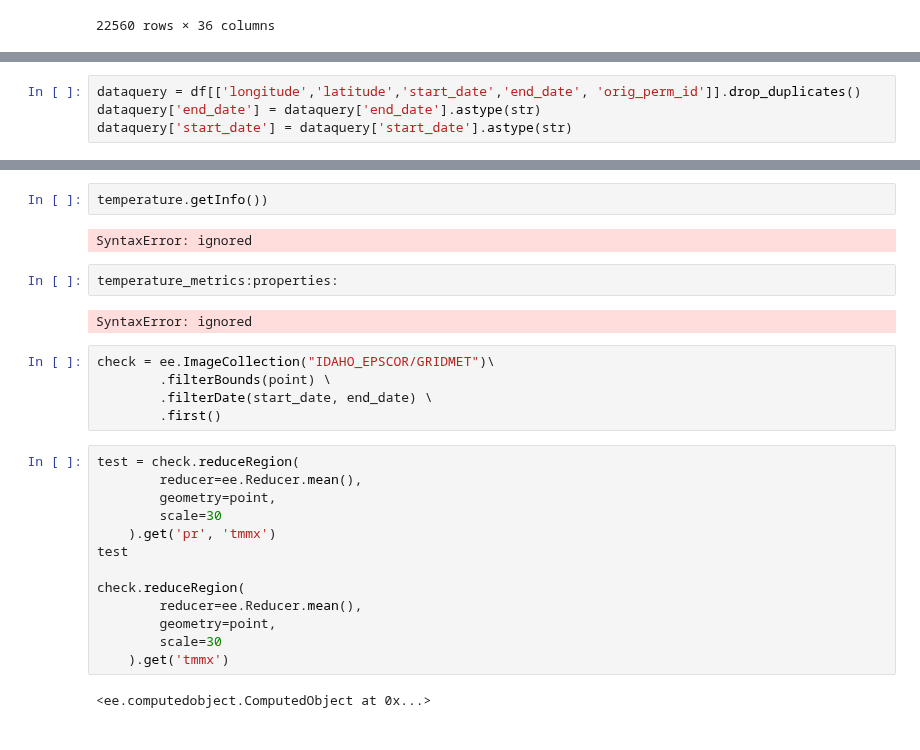
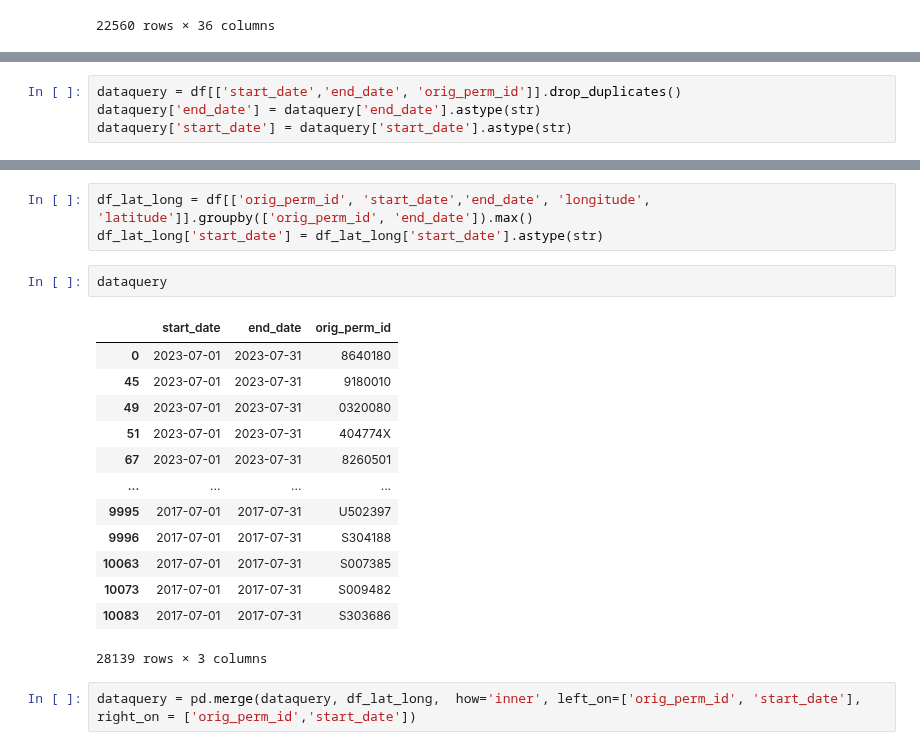
Before and after one commit to KendallScott/Capstone, a Jupyter notebook: Data_Cleanup_all.ipynb, the cells around one changed output, grey strips where cells are left out. Saved outputs shown, nothing was run; the diff lists cells and outputs as text.

```diff
--- a/Data_Cleanup_all.ipynb
+++ b/Data_Cleanup_all.ipynb
@@ -266,6 +282,6 @@ Enter verification code: 4/1Adeu5BUc86kCeXnwqUe0uT8yH-3Aoug9T_8jsCYJ2XCMukKbC9KJ
 
 Successfully saved authorization token.
 # %%
-dataquery = df[['longitude','latitude','start_date','end_date', 'orig_perm_id']].drop_duplicates()
+dataquery = df[['start_date','end_date', 'orig_perm_id']].drop_duplicates()
 dataquery['end_date'] = dataquery['end_date'].astype(str)
 dataquery['start_date'] = dataquery['start_date'].astype(str)
@@ -278,31 +288,24 @@ ee.ImageCollection("IDAHO_EPSCOR/GRIDMET")\
-# %%
-temperature.getInfo())
-# %% [output]
-SyntaxError: ignored
-# %%
-temperature_metrics:properties:
-# %% [output]
-SyntaxError: ignored
-# %%
-check = ee.ImageCollection("IDAHO_EPSCOR/GRIDMET")\
-        .filterBounds(point) \
-        .filterDate(start_date, end_date) \
-        .first()
-# %%
-test = check.reduceRegion(
-        reducer=ee.Reducer.mean(),
-        geometry=point,
-        scale=30
-    ).get('pr', 'tmmx')
-test
-
-check.reduceRegion(
-        reducer=ee.Reducer.mean(),
-        geometry=point,
-        scale=30
-    ).get('tmmx')
-# %% [output]
-<ee.computedobject.ComputedObject at 0x...>
+# %%
+df_lat_long = df[['orig_perm_id', 'start_date','end_date', 'longitude', 'latitude']].groupby(['orig_perm_id', 'end_date']).max()
+df_lat_long['start_date'] = df_lat_long['start_date'].astype(str)
+# %%
+dataquery
+# %% [output]
+|  | start_date | end_date | orig_perm_id |
+| 0 | 2023-07-01 | 2023-07-31 | 8640180 |
+| 45 | 2023-07-01 | 2023-07-31 | 9180010 |
+| 49 | 2023-07-01 | 2023-07-31 | 0320080 |
+| 51 | 2023-07-01 | 2023-07-31 | 404774X |
+| 67 | 2023-07-01 | 2023-07-31 | 8260501 |
+| ... | ... | ... | ... |
+| 9995 | 2017-07-01 | 2017-07-31 | U502397 |
+| 9996 | 2017-07-01 | 2017-07-31 | S304188 |
+| 10063 | 2017-07-01 | 2017-07-31 | S007385 |
+| 10073 | 2017-07-01 | 2017-07-31 | S009482 |
+| 10083 | 2017-07-01 | 2017-07-31 | S303686 |
+28139 rows × 3 columns
+# %%
+dataquery = pd.merge(dataquery, df_lat_long,  how='inner', left_on=['orig_perm_id', 'start_date'], right_on = ['orig_perm_id','start_date'])
 # %%
 temperature_metrics = []
 water_quality_metrics = []
```
Also changed, not shown: parts of 6 cells of this notebook.
